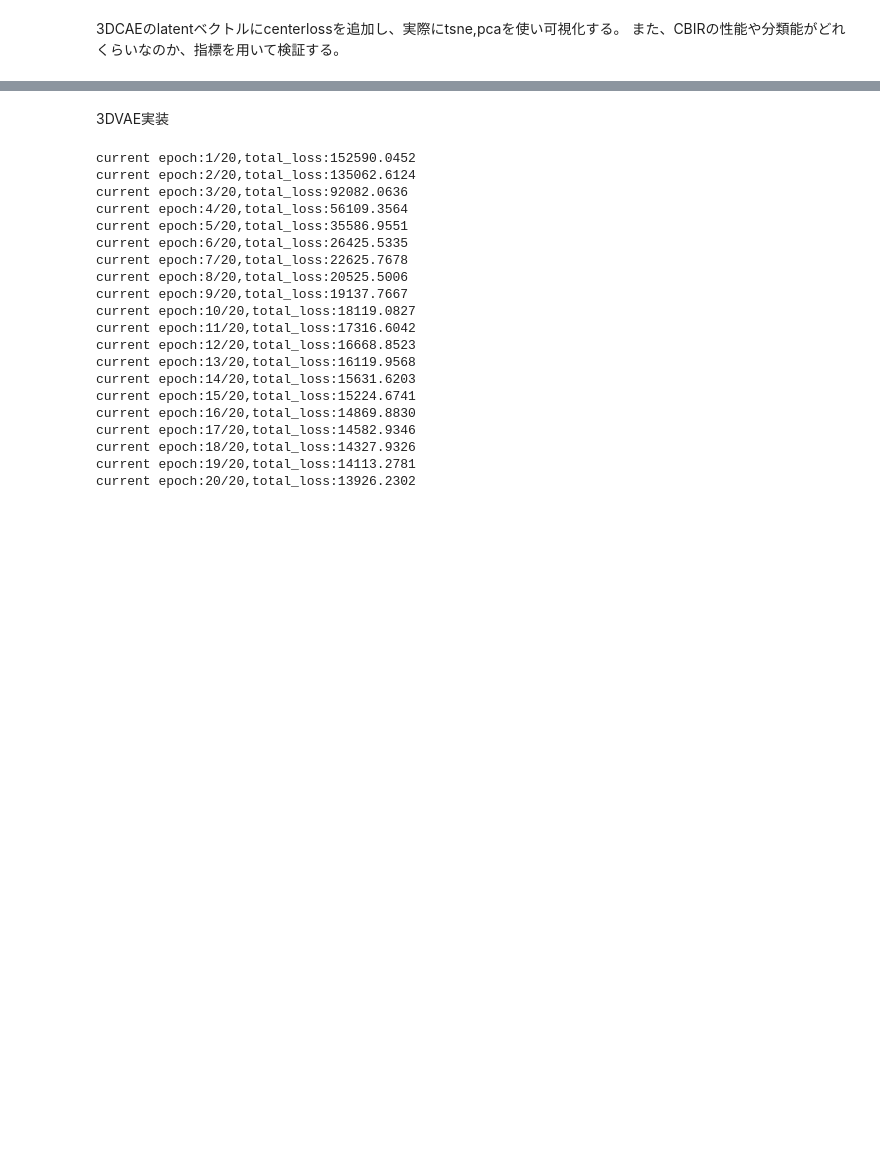
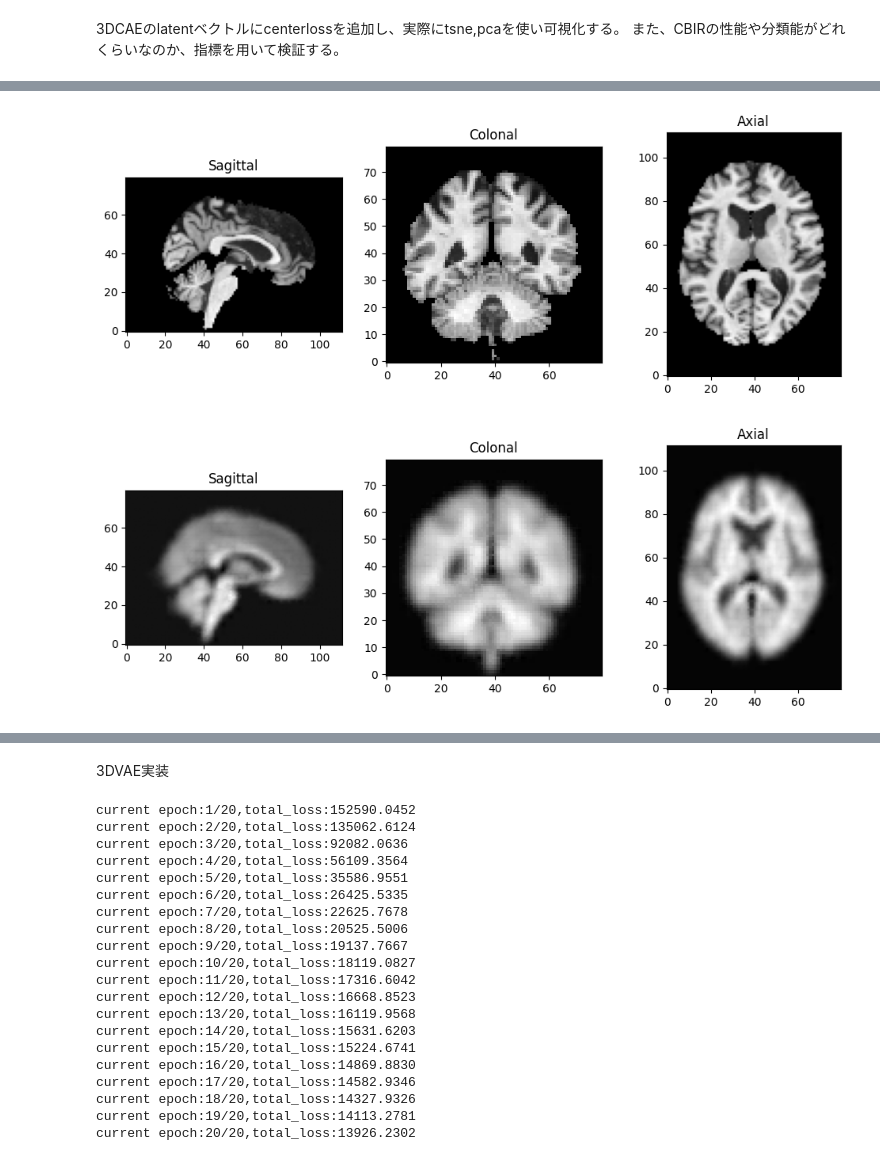
Before and after one commit to JayMin0227/medical-onbording, a Jupyter notebook: cnn.ipynb, the cells around one changed output, grey strips where cells are left out. Drawn from its saved outputs; the diff is of its cells as text; code cells hidden in the pictures; blank space fills up the shorter version.

```diff
--- a/cnn.ipynb
+++ b/cnn.ipynb
@@ -827,0 +964,2 @@ weighted avg     0.7540    0.7565    0.7550       115
+# %%
+net=CAE3D2(latent_dim=512)
@@ -827,0 +1024,41 @@ weighted avg     0.7540    0.7565    0.7550       115
+# %%
+image,label=val_set(0)
+
+device=torch.device("cuda:0" if torch.cuda.is_available() else "cpu")
+
+image=torch.from_numpy(image).unsqueeze(0).to(device,dtype=torch.float32)
+
+
+net.eval()
+with torch.no_grad():
+    output,z=net(image)
+
+
+image=image.cpu().numpy()[0,0]
+output=output.cpu().numpy()[0,0]
+
+def show_slices_3planes(volume,sagittal=40,colonal=40,axial=40):
+    sagittal_slice=volume[sagittal,:,:]
+    colonal_slice=volume[:,colonal,:]
+    axial_slice=volume[:,:,axial]
+
+    import matplotlib.pyplot as plt
+
+    fig,axes=plt.subplots(1,3,figsize=(12,4))
+    axes[0].imshow(sagittal_slice.T,origin="lower",cmap="gray")
+    axes[0].set_title("Sagittal")
+    axes[1].imshow(colonal_slice.T,origin="lower",cmap="gray")
+    axes[1].set_title("Colonal")
+    axes[2].imshow(axial_slice.T,origin="lower",cmap="gray")
+    axes[2].set_title("Axial")
+
+    plt.show()
+
+
+
+
+show_slices_3planes(image)
+show_slices_3planes(output)
+# %% [output]
+[figure, added]
+[figure, added]
```
Also changed, not shown: parts of 11 cells of this notebook.
